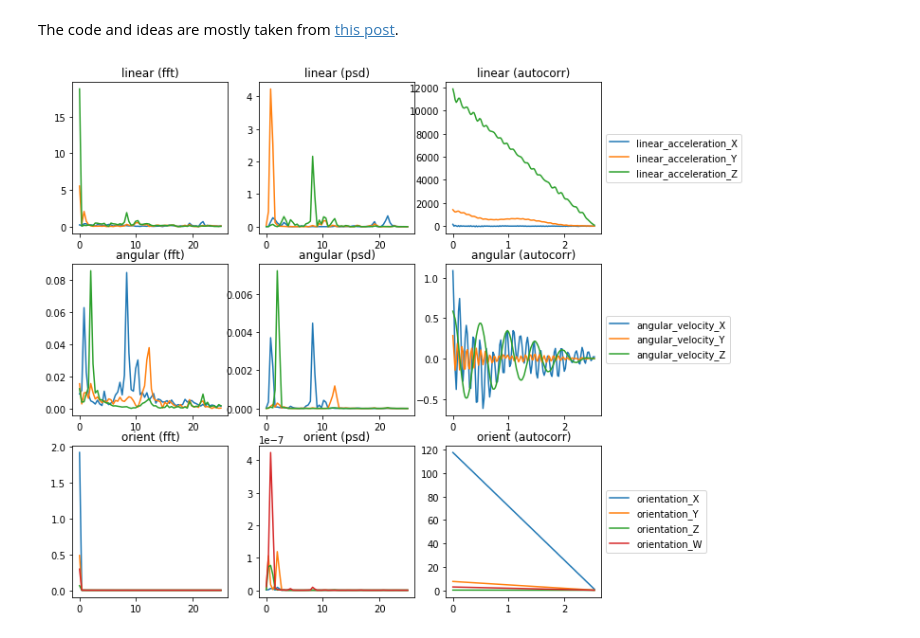
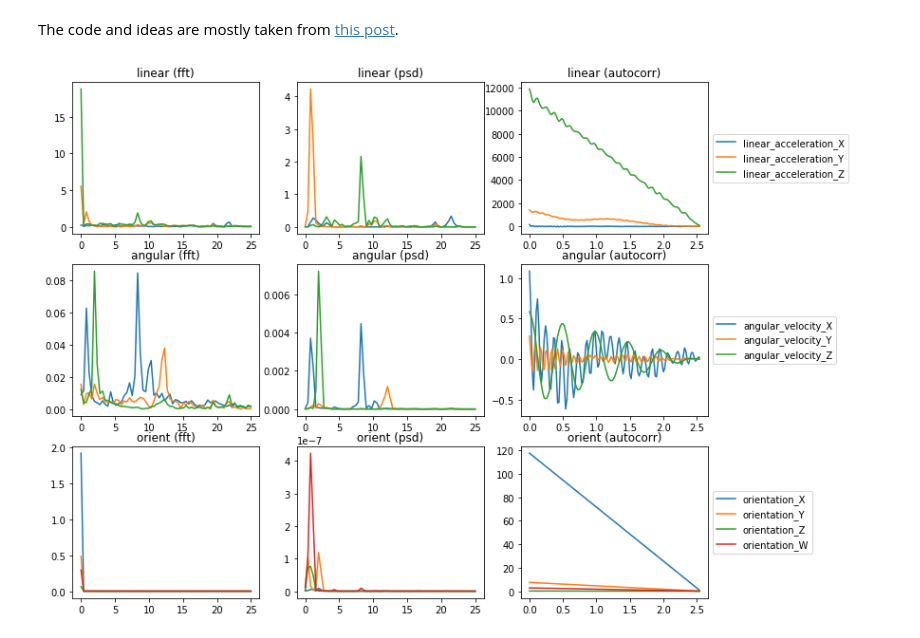
Before and after one commit to devforfu/careercon2019, a Jupyter notebook: 03_seq_modelling.ipynb, the cells around one changed output. Drawn from its saved outputs; the diff is of its cells as text; code cells hidden in the pictures.

```diff
--- a/03_seq_modelling.ipynb
+++ b/03_seq_modelling.ipynb
@@ -180,24 +180,24 @@ def autocorr_values(y_values, T, N, f_s):
 # %%
 N = 128      # number of samples per experiment
 f_s = 50     # signal frequency, Hz (?)
 t_n = 2.56   # time frame (?)
 T = t_n / N  # period
 
-f, axes = plt.subplots(3, 3, figsize=(10, 10))
+f, axes = plt.subplots(3, 3, figsize=(12, 10))
 subsets = 'linear', 'angular', 'orient'
 methods = ('fft', fft_values), ('psd', psd_values), ('autocorr', autocorr_values)
 
 for i, subset in enumerate(subsets):
     df = sample[starts(sample, subset)]
     values, columns = df.values, df.columns
 
     for j, (name, method) in enumerate(methods):
         ax = axes[i][j]
         ax.set_title(f'{subset} ({name})')
         for component, column in zip(values.T, columns):
             xs, ys = method(component, T, N, f_s)
             ax.plot(xs, ys, label=column)
         if j == 2:
             ax.legend(loc='center left', bbox_to_anchor=(1, 0.5))
 # %% [output]
-[figure, old version]
+[figure, new version]
```
Also changed, not shown: parts of 2 cells of this notebook.
